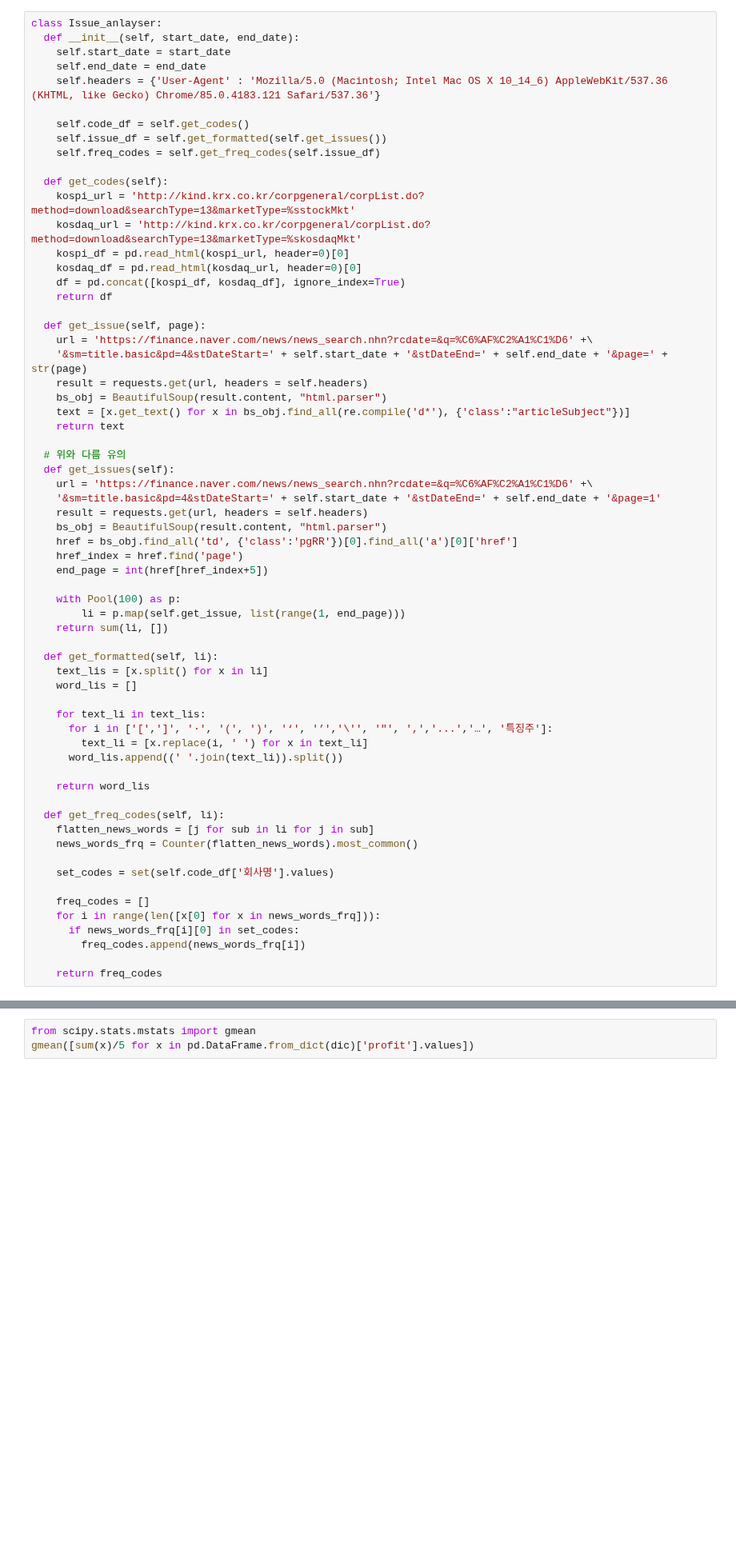
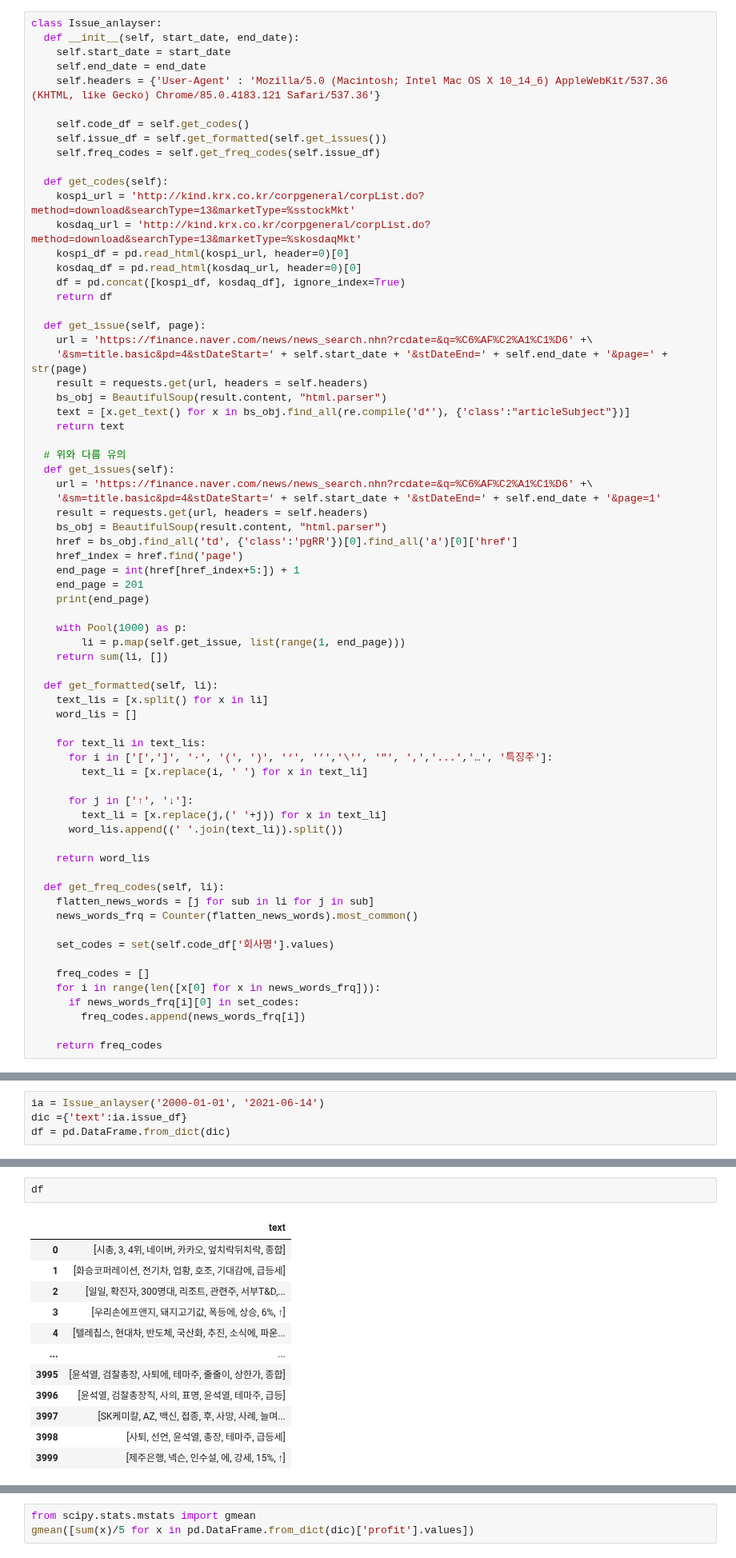
Before and after one commit to yeonghun00/stock-notes, a Jupyter notebook: issue_analysis.ipynb, the cells around one changed output, grey strips where cells are left out. Shown at 80% size. Cells and saved outputs as stored; diff of their text form; blank space fills up the shorter version.

```diff
--- a/issue_analysis.ipynb
+++ b/issue_analysis.ipynb
@@ -47,9 +47,11 @@ class Issue_anlayser:
     bs_obj = BeautifulSoup(result.content, "html.parser")
     href = bs_obj.find_all('td', {'class':'pgRR'})[0].find_all('a')[0]['href']
     href_index = href.find('page')
-    end_page = int(href[href_index+5])
+    end_page = int(href[href_index+5:]) + 1
+    end_page = 201
+    print(end_page)
 
-    with Pool(100) as p:
+    with Pool(1000) as p:
         li = p.map(self.get_issue, list(range(1, end_page)))
     return sum(li, [])
 
@@ -60,6 +62,9 @@ class Issue_anlayser:
     for text_li in text_lis:
       for i in ['[',']', '·', '(', ')', '‘', '’','\'', '"', ',','...','…', '특징주']:
         text_li = [x.replace(i, ' ') for x in text_li]
+
+      for j in ['↑', '↓']:
+        text_li = [x.replace(j,(' '+j)) for x in text_li]
       word_lis.append((' '.join(text_li)).split())
 
     return word_lis
@@ -122,0 +122,4 @@ len(ia.issue_df)
+# %%
+ia = Issue_anlayser('2000-01-01', '2021-06-14')
+dic ={'text':ia.issue_df}
+df = pd.DataFrame.from_dict(dic)
@@ -122,0 +136,15 @@ len(ia.issue_df)
+# %%
+df
+# %% [output]
+|  | text |
+| 0 | [시총, 3, 4위, 네이버, 카카오, 엎치락뒤치락, 종합] |
+| 1 | [화승코퍼레이션, 전기차, 업황, 호조, 기대감에, 급등세] |
+| 2 | [일일, 확진자, 300명대, 리조트, 관련주, 서부T&D,... |
+| 3 | [우리손에프앤지, 돼지고기값, 폭등에, 상승, 6%, ↑] |
+| 4 | [텔레칩스, 현대차, 반도체, 국산화, 추진, 소식에, 파운... |
+| ... | ... |
+| 3995 | [윤석열, 검찰총장, 사퇴에, 테마주, 줄줄이, 상한가, 종합] |
+| 3996 | [윤석열, 검찰총장직, 사의, 표명, 윤석열, 테마주, 급등] |
+| 3997 | [SK케미칼, AZ, 백신, 접종, 후, 사망, 사례, 늘며... |
+| 3998 | [사퇴, 선언, 윤석열, 총장, 테마주, 급등세] |
+| 3999 | [제주은행, 넥슨, 인수설, 에, 강세, 15%, ↑] |
```
Also changed, not shown: parts of 13 cells of this notebook.
